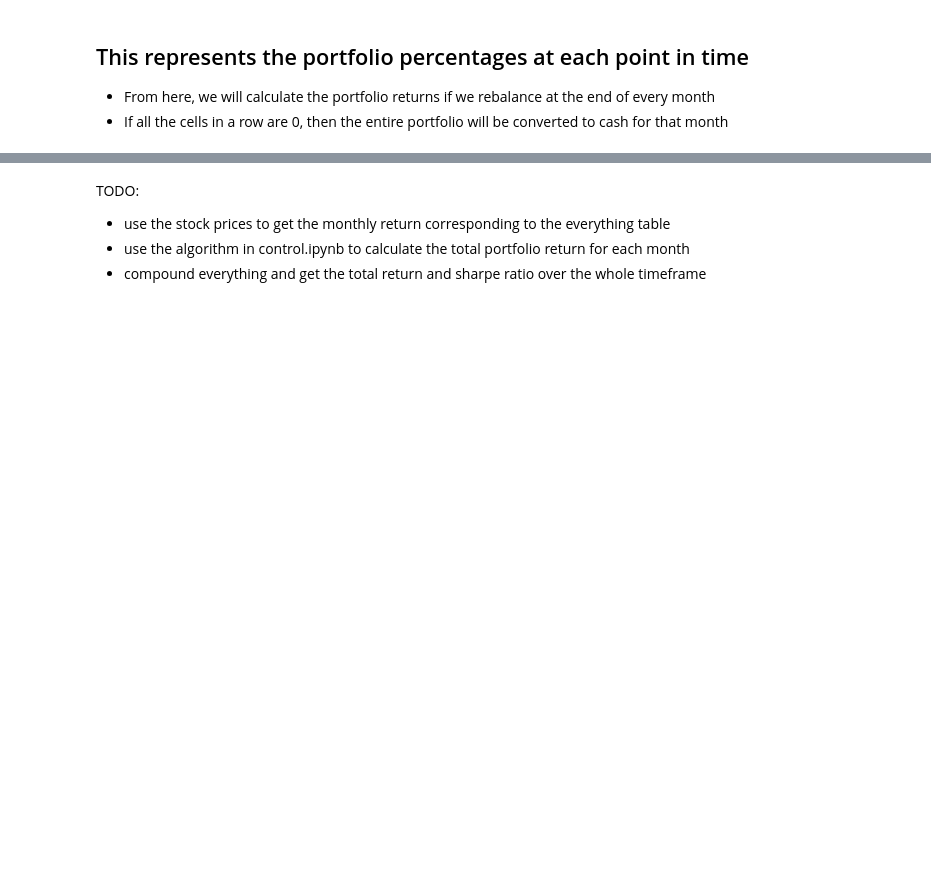
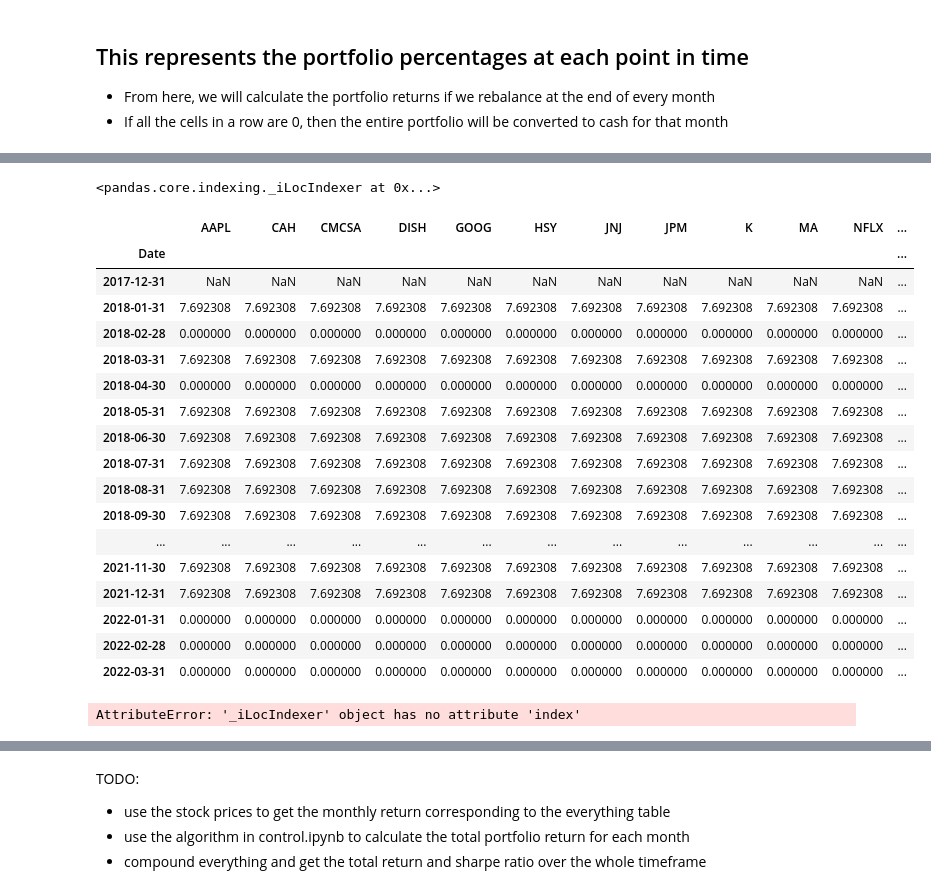
Before and after one commit to Royleong31/Stock-Portfolio-Optimiser, a Jupyter notebook: arima/after ratio calculation-2.ipynb, the cells around one changed output, grey strips where cells are left out. Saved outputs shown, nothing was run; the diff lists cells and outputs as text; code cells hidden in the pictures; blank space fills up the shorter version.

```diff
--- a/arima/after ratio calculation-2.ipynb
+++ b/arima/after ratio calculation-2.ipynb
@@ -792,5 +1163,9 @@ display(everything)
+# %%
+everything_copy = pd.DataFrame()
+everything_copy = pd.concat([everything_copy, everything], axis=1).reindex(everything.index)
 # %%
-for i,row in everything.iterrows():
+
+for i,row in everything_copy.iterrows():
     sum = 0
     print(i)
     stockNames = []
@@ -806,7 +1181,7 @@ for i,row in everything.iterrows():
         stockPercentage = row[stock]/sum * 100
         print(stock, 'value:', stockPercentage)
         # !: mutates the everthing dataframe, and takes a long time to re-run the code above so be careful
-        everything.at[i, stock] = stockPercentage
+        everything_copy.at[i, stock] = stockPercentage
 
 
 
@@ -832,6 +1207,6 @@ JNJ value: 39.029670406861605
 # %%
-for i, row in everything.iterrows():
+for i, row in everything_copy.iterrows():
     for index, value in row.iteritems():
         if value<0:
-            print(i, index)
-            everything.at[i, index] = 0
+            # print(i, index)
+            everything_copy.at[i, index] = 0
@@ -880,0 +1217,31 @@ everything
+# %%
+prices
+# %% [output]
+<pandas.core.indexing._iLocIndexer at 0x...>
+# %%
+everything_copy
+# %% [output]
+|  | AAPL | CAH | CMCSA | DISH | GOOG | HSY | JNJ | JPM | K | MA | NFLX | ... |
+| Date |  |  |  |  |  |  |  |  |  |  |  | ... |
+| 2017-12-31 | NaN | NaN | NaN | NaN | NaN | NaN | NaN | NaN | NaN | NaN | NaN | ... |
+| 2018-01-31 | 7.692308 | 7.692308 | 7.692308 | 7.692308 | 7.692308 | 7.692308 | 7.692308 | 7.692308 | 7.692308 | 7.692308 | 7.692308 | ... |
+| 2018-02-28 | 0.000000 | 0.000000 | 0.000000 | 0.000000 | 0.000000 | 0.000000 | 0.000000 | 0.000000 | 0.000000 | 0.000000 | 0.000000 | ... |
+| 2018-03-31 | 7.692308 | 7.692308 | 7.692308 | 7.692308 | 7.692308 | 7.692308 | 7.692308 | 7.692308 | 7.692308 | 7.692308 | 7.692308 | ... |
+| 2018-04-30 | 0.000000 | 0.000000 | 0.000000 | 0.000000 | 0.000000 | 0.000000 | 0.000000 | 0.000000 | 0.000000 | 0.000000 | 0.000000 | ... |
+| 2018-05-31 | 7.692308 | 7.692308 | 7.692308 | 7.692308 | 7.692308 | 7.692308 | 7.692308 | 7.692308 | 7.692308 | 7.692308 | 7.692308 | ... |
+| 2018-06-30 | 7.692308 | 7.692308 | 7.692308 | 7.692308 | 7.692308 | 7.692308 | 7.692308 | 7.692308 | 7.692308 | 7.692308 | 7.692308 | ... |
+| 2018-07-31 | 7.692308 | 7.692308 | 7.692308 | 7.692308 | 7.692308 | 7.692308 | 7.692308 | 7.692308 | 7.692308 | 7.692308 | 7.692308 | ... |
+| 2018-08-31 | 7.692308 | 7.692308 | 7.692308 | 7.692308 | 7.692308 | 7.692308 | 7.692308 | 7.692308 | 7.692308 | 7.692308 | 7.692308 | ... |
+| 2018-09-30 | 7.692308 | 7.692308 | 7.692308 | 7.692308 | 7.692308 | 7.692308 | 7.692308 | 7.692308 | 7.692308 | 7.692308 | 7.692308 | ... |
+| ... | ... | ... | ... | ... | ... | ... | ... | ... | ... | ... | ... | ... |
+| 2021-11-30 | 7.692308 | 7.692308 | 7.692308 | 7.692308 | 7.692308 | 7.692308 | 7.692308 | 7.692308 | 7.692308 | 7.692308 | 7.692308 | ... |
+| 2021-12-31 | 7.692308 | 7.692308 | 7.692308 | 7.692308 | 7.692308 | 7.692308 | 7.692308 | 7.692308 | 7.692308 | 7.692308 | 7.692308 | ... |
+| 2022-01-31 | 0.000000 | 0.000000 | 0.000000 | 0.000000 | 0.000000 | 0.000000 | 0.000000 | 0.000000 | 0.000000 | 0.000000 | 0.000000 | ... |
+| 2022-02-28 | 0.000000 | 0.000000 | 0.000000 | 0.000000 | 0.000000 | 0.000000 | 0.000000 | 0.000000 | 0.000000 | 0.000000 | 0.000000 | ... |
+| 2022-03-31 | 0.000000 | 0.000000 | 0.000000 | 0.000000 | 0.000000 | 0.000000 | 0.000000 | 0.000000 | 0.000000 | 0.000000 | 0.000000 | ... |
+# %%
+
+relevantPrices = prices[prices.index.isin(everything_copy.index)]
+relevantPrices
+# %% [output]
+AttributeError: '_iLocIndexer' object has no attribute 'index'
```
Also changed, not shown: parts of 17 cells of this notebook.
